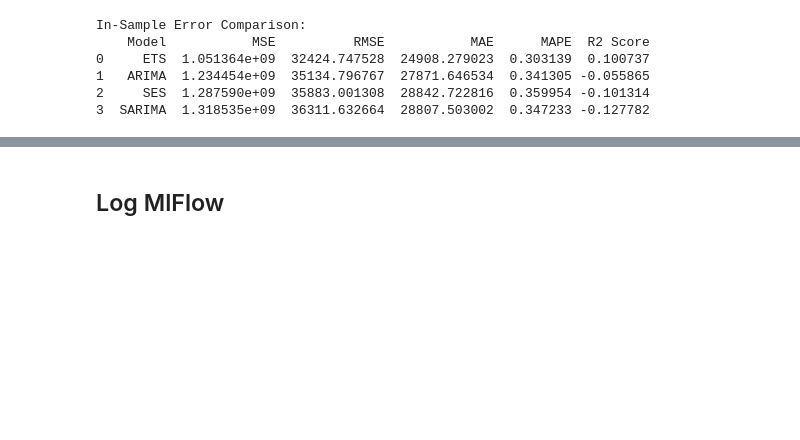
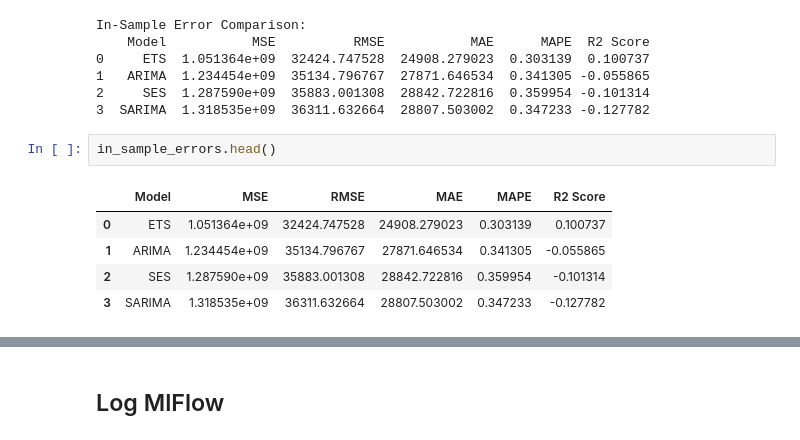
Before and after one commit to timeseriesgp3/project3_timeseries, a Jupyter notebook: forcast_1.ipynb, the cells around one changed output, grey strips where cells are left out. Drawn from its saved outputs; the diff is of its cells as text; blank space fills up the shorter version.

```diff
--- a/forcast_1.ipynb
+++ b/forcast_1.ipynb
@@ -978,6 +999,14 @@ In-Sample Error Comparison:
 1   ARIMA  1.234454e+09  35134.796767  27871.646534  0.341305 -0.055865
 2     SES  1.287590e+09  35883.001308  28842.722816  0.359954 -0.101314
 3  SARIMA  1.318535e+09  36311.632664  28807.503002  0.347233 -0.127782
+# %%
+in_sample_errors.head()
+# %% [output]
+|  | Model | MSE | RMSE | MAE | MAPE | R2 Score |
+| 0 | ETS | 1.051364e+09 | 32424.747528 | 24908.279023 | 0.303139 | 0.100737 |
+| 1 | ARIMA | 1.234454e+09 | 35134.796767 | 27871.646534 | 0.341305 | -0.055865 |
+| 2 | SES | 1.287590e+09 | 35883.001308 | 28842.722816 | 0.359954 | -0.101314 |
+| 3 | SARIMA | 1.318535e+09 | 36311.632664 | 28807.503002 | 0.347233 | -0.127782 |
 # %%
 # Compute holdout sample errors (next 4 months forecasts)
 ets_holdout_mse = mean_squared_error(df["Monthly Sales"].iloc[-forecast_steps:], ets_forecast.values)
```
Also changed, not shown: parts of 24 cells of this notebook, 10 other files.
